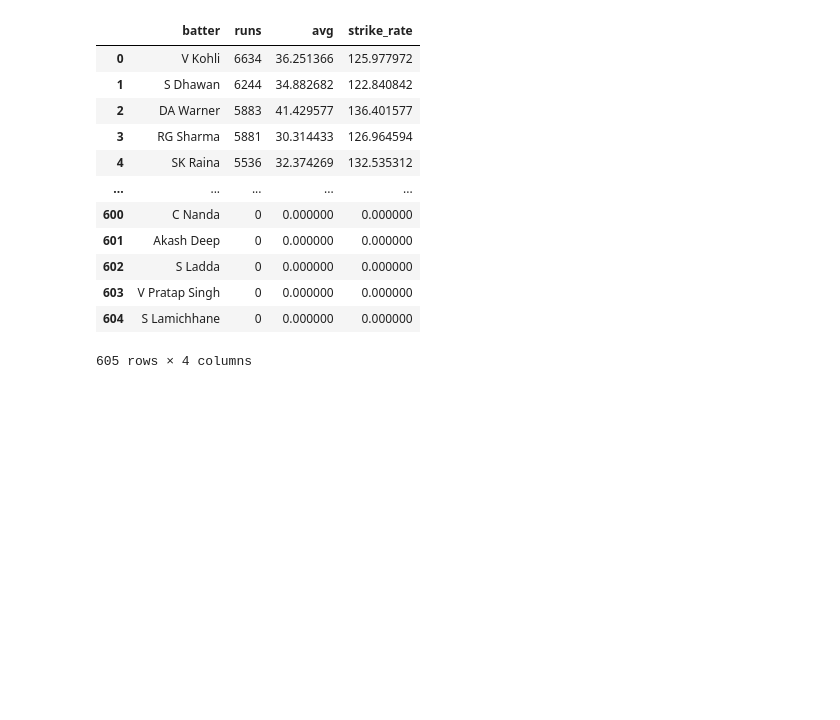
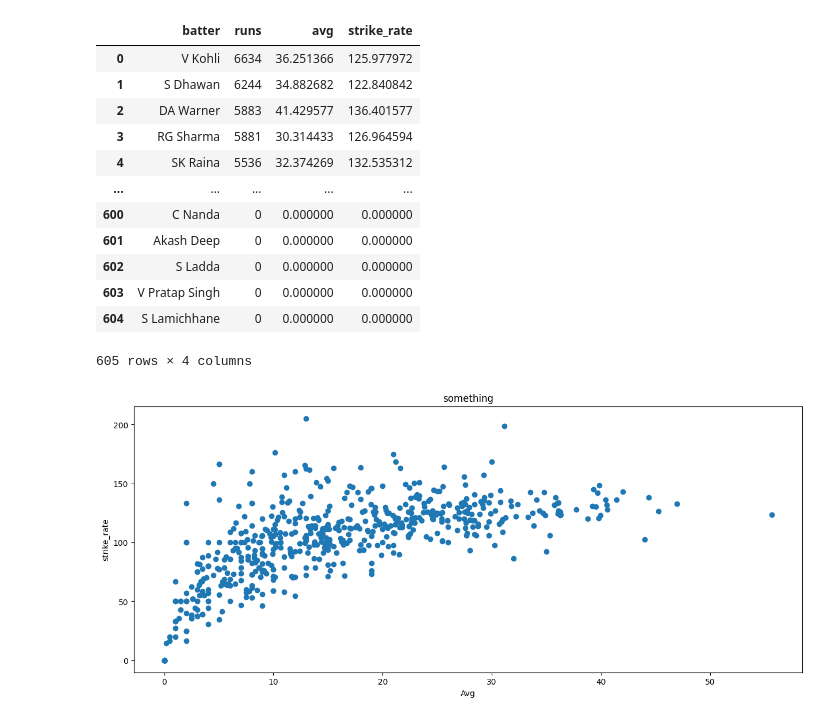
Before and after one commit to simran-aug15/Matplotlib, a Jupyter notebook: subplot.ipynb, the cells around one changed output. Drawn from its saved outputs; the diff is of its cells as text; code cells hidden in the pictures; blank space fills up the shorter version.

```diff
--- a/subplot.ipynb
+++ b/subplot.ipynb
@@ -24,6 +24,11 @@ batter
 605 rows × 4 columns
 # %%
 # A different way to plot a graph
-fig,ax=plt.subplot(figsize=(15,6))
+fig,ax=plt.subplots(figsize=(15,6))
 ax.scatter(batter['avg'],batter['strike_rate'])
 ax.set_title("something")
+ax.set_xlabel('Avg')
+ax.set_ylabel('strike_rate')
+fig.show()
+# %% [output]
+[figure, added]
```
Also changed, not shown: parts of 1 cell of this notebook.
